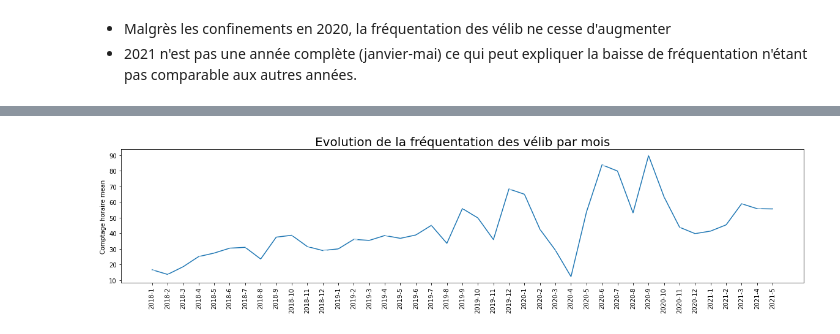
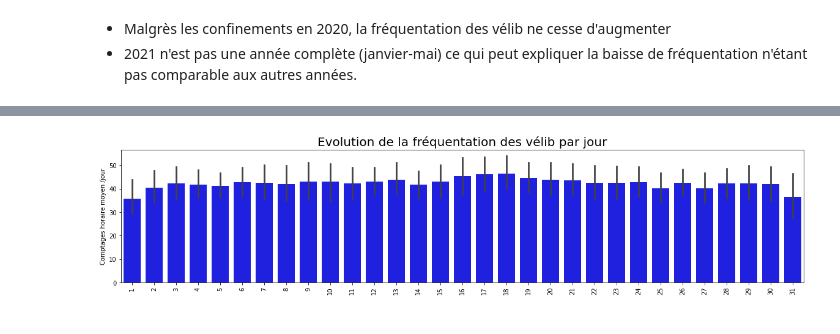
Before and after one commit to tanouar/ParisPyVelib, a Jupyter notebook: Notebook3_Graphique.ipynb, the cells around one changed output, grey strips where cells are left out. Saved outputs shown, nothing was run; the diff lists cells and outputs as text; code cells hidden in the pictures.

```diff
--- a/Notebook3_Graphique.ipynb
+++ b/Notebook3_Graphique.ipynb
@@ -67,0 +17,11 @@ df2
+# %%
+# Import df_hour
+df_hour = pd.read_csv('2018-2021_donnees-velib-meteo_hour.csv', index_col = 0)
+
+# Unification des adresses pour supprimer les doublons et création d'une col Adresse_Dir comprenant les coord
+    # Passage par excel pour plus de rapidité en utilisant la formule (df = df_hour.groupby(['Id','Address']).mean())
+df = pd.read_csv('Adress_by_Id.csv', index_col=0)
+df_hour = df_hour.drop(['Address'], axis = 1) # l'ancienne adresse est supprimée
+df_hour = df_hour.merge(df, on = 'Id', how = 'left') # la nouvelle adresse est ajoutée
+df_hour['Address_Dir'] = df_hour['Address'] + ' ' + df_hour['Direction'] # la col adresse avec direction est créée
+df_hour.nunique()
@@ -67,0 +48,13 @@ df2
+# %%
+# Suppression des col inutiles
+df = df_hour.drop(['Date', 'Date_instal', 'Source', 'Direction',
+       'Latitude', 'Longitude', 'Coord',
+       'Dweek_Date_Count', 'H_Date_Count', 'Y_Date_Instal',
+       'M_Date_Instal', 'D_Date_Instal', 'T°C', 'Precip_last3h', 'HR%',
+       'High_ice', 'Wind_speed_mean10mn', 'City_meteo', 'Datetime',
+       'nom_jour_ferie', 'vacances_zone_c', 'nom_vacances', 'Confinement_id', 'Id'], axis = 1)
+
+# Création d'un df par année et par compteurs
+col = ['Y_Date_Count','Address_Dir']
+df_year = df.groupby(col).mean().reset_index()
+df_year
@@ -82,11 +203,17 @@ plt.show()
 # %%
-#Affichage de l'évolution des comptages horaires moyen par mois
+#Affichage de l'évolution des comptages horaires moyen / jour
+
+# Création d'un df par mois et par compteurs
+col = ['Y_Date_Count','M_Date_Count','D_Date_Count']
+df_day = df.groupby(col).mean().reset_index()
+
+# Affichage barplot jour 1 à 31
 fig = plt.figure(figsize = (20,4))
-sns.lineplot(x = df2['Y_M_Date_Count'], y = df2['Count_by_hour'], ci=None, marker = True);
-plt.title('Evolution de la fréquentation des vélib par mois', fontsize = 20)
-plt.ylabel('Comptage horaire mean')
+sns.barplot(x = df_day['D_Date_Count'], y = df_day['Count_by_hour'], color = 'b');
+plt.title('Evolution de la fréquentation des vélib par jour', fontsize = 20)
+plt.ylabel('Comptages horaire moyen /jour')
 plt.xticks(rotation = 90)
 plt.xlabel('')
 plt.show()
 # %% [output]
-[figure, old version]
+[figure, new version]
```
Also changed, not shown: parts of 18 cells of this notebook, 2 other files.
